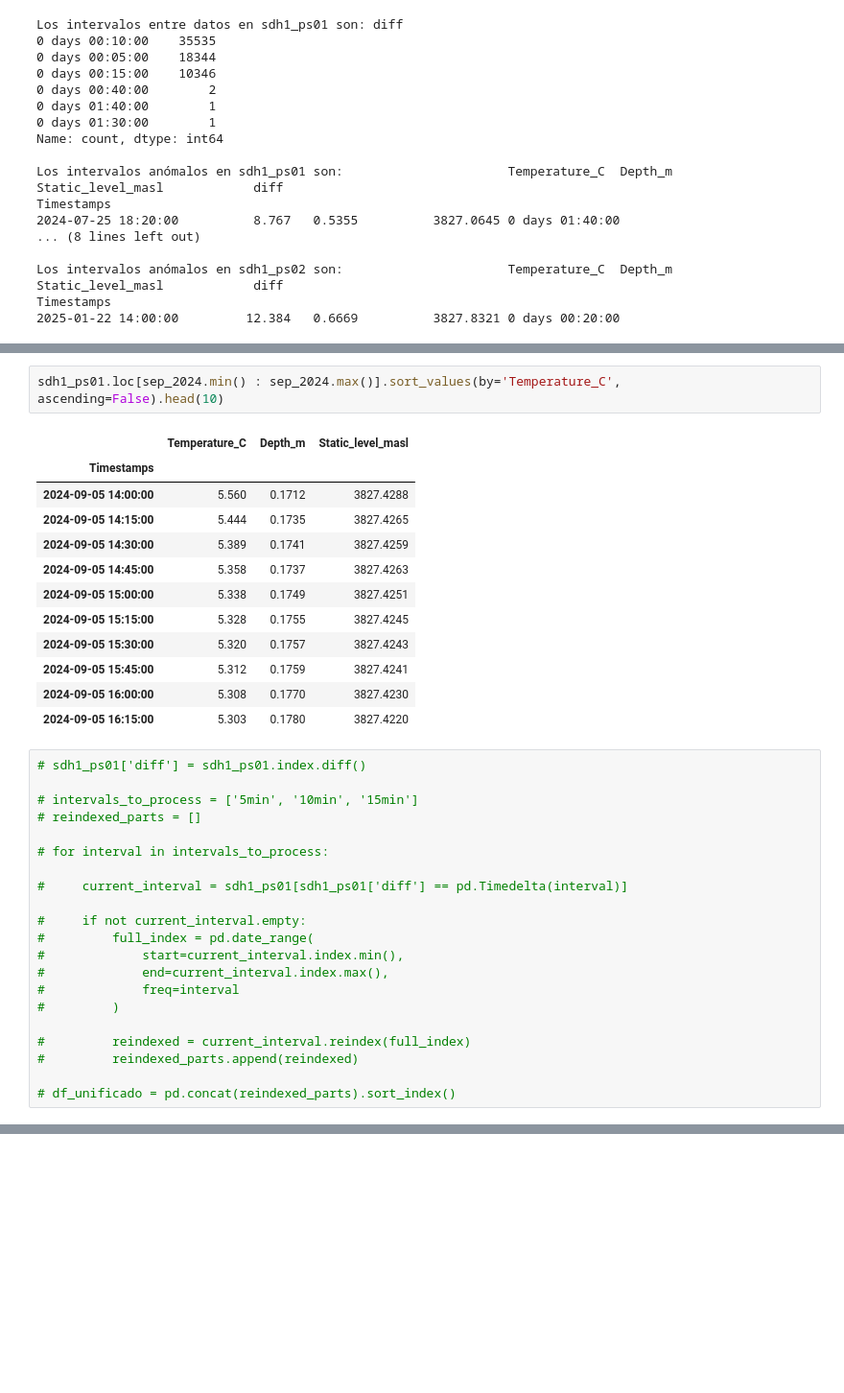
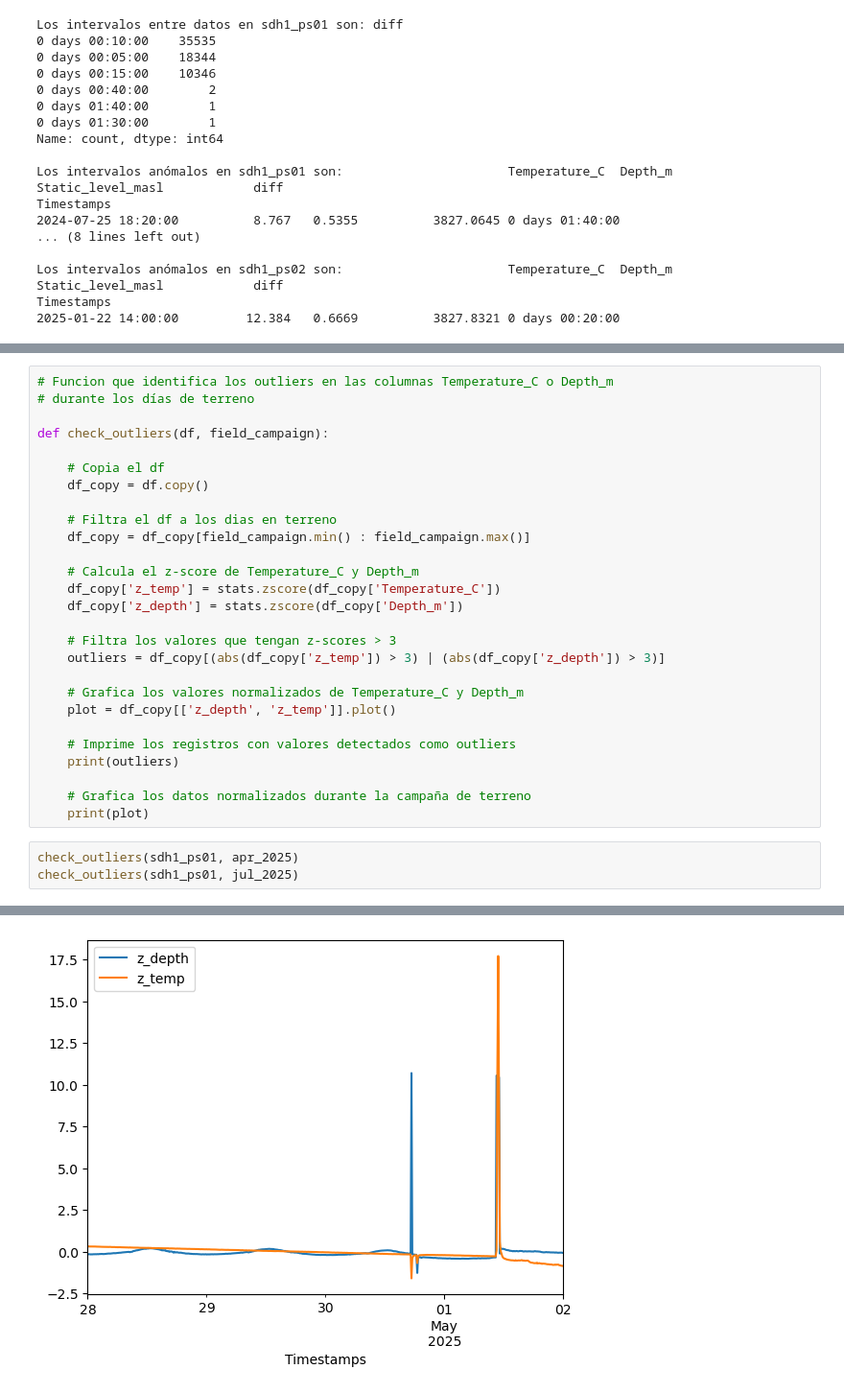
Before and after one commit to pibonacic/soil-water-table-dynamics, a Jupyter notebook: code/python/piezometers-data-cleaning.ipynb, the cells around one changed output, grey strips where cells are left out. Shown at 96% size. Saved outputs shown, nothing was run; the diff lists cells and outputs as text; blank space fills up the shorter version.

```diff
--- a/code/python/piezometers-data-cleaning.ipynb
+++ b/code/python/piezometers-data-cleaning.ipynb
@@ -153,36 +452,31 @@ jul_2025 = pd.date_range(start='2025-07-08', end='2025-07-16')
-# %%
-sdh1_ps01.loc[sep_2024.min() : sep_2024.max()].sort_values(by='Temperature_C', ascending=False).head(10)
-# %% [output]
-|  | Temperature_C | Depth_m | Static_level_masl |
-| Timestamps |  |  |  |
-| 2024-09-05 14:00:00 | 5.560 | 0.1712 | 3827.4288 |
-| 2024-09-05 14:15:00 | 5.444 | 0.1735 | 3827.4265 |
-| 2024-09-05 14:30:00 | 5.389 | 0.1741 | 3827.4259 |
-| 2024-09-05 14:45:00 | 5.358 | 0.1737 | 3827.4263 |
-| 2024-09-05 15:00:00 | 5.338 | 0.1749 | 3827.4251 |
-| 2024-09-05 15:15:00 | 5.328 | 0.1755 | 3827.4245 |
-| 2024-09-05 15:30:00 | 5.320 | 0.1757 | 3827.4243 |
-| 2024-09-05 15:45:00 | 5.312 | 0.1759 | 3827.4241 |
-| 2024-09-05 16:00:00 | 5.308 | 0.1770 | 3827.4230 |
-| 2024-09-05 16:15:00 | 5.303 | 0.1780 | 3827.4220 |
-# %%
-# sdh1_ps01['diff'] = sdh1_ps01.index.diff()
-
-# intervals_to_process = ['5min', '10min', '15min']
-# reindexed_parts = []
-
-# for interval in intervals_to_process:
-
-#     current_interval = sdh1_ps01[sdh1_ps01['diff'] == pd.Timedelta(interval)]
-
-#     if not current_interval.empty:
-#         full_index = pd.date_range(
-#             start=current_interval.index.min(),
-#             end=current_interval.index.max(),
-#             freq=interval
-#         )
-
-#         reindexed = current_interval.reindex(full_index)
-#         reindexed_parts.append(reindexed)
-
-# df_unificado = pd.concat(reindexed_parts).sort_index()
+# %%
+# Funcion que identifica los outliers en las columnas Temperature_C o Depth_m
+# durante los días de terreno
+
+def check_outliers(df, field_campaign):
+
+    # Copia el df
+    df_copy = df.copy()
+
+    # Filtra el df a los dias en terreno
+    df_copy = df_copy[field_campaign.min() : field_campaign.max()]
+
+    # Calcula el z-score de Temperature_C y Depth_m
+    df_copy['z_temp'] = stats.zscore(df_copy['Temperature_C'])
+    df_copy['z_depth'] = stats.zscore(df_copy['Depth_m'])
+
+    # Filtra los valores que tengan z-scores > 3
+    outliers = df_copy[(abs(df_copy['z_temp']) > 3) | (abs(df_copy['z_depth']) > 3)]
+
+    # Grafica los valores normalizados de Temperature_C y Depth_m
+    plot = df_copy[['z_depth', 'z_temp']].plot()
+
+    # Imprime los registros con valores detectados como outliers
+    print(outliers)
+
+    # Grafica los datos normalizados durante la campaña de terreno
+    print(plot)
+# %%
+check_outliers(sdh1_ps01, apr_2025)
+check_outliers(sdh1_ps01, jul_2025)
+# %% [output]
@@ -188,0 +503 @@ sdh1_ps01.loc[sep_2024.min() : sep_2024.max()].sort_values(by='Temperature_C', a
+[figure, added]
```
Also changed, not shown: parts of 10 cells of this notebook, 1 other file.
